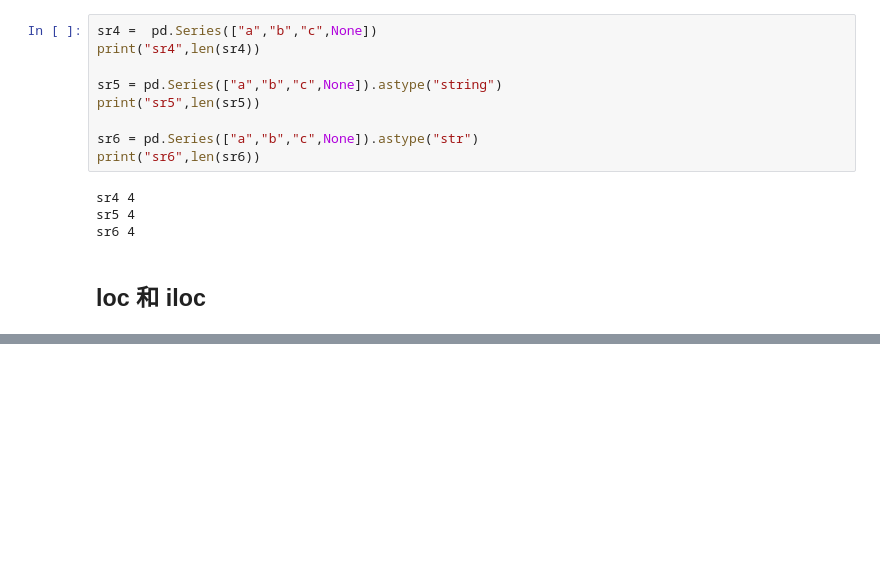
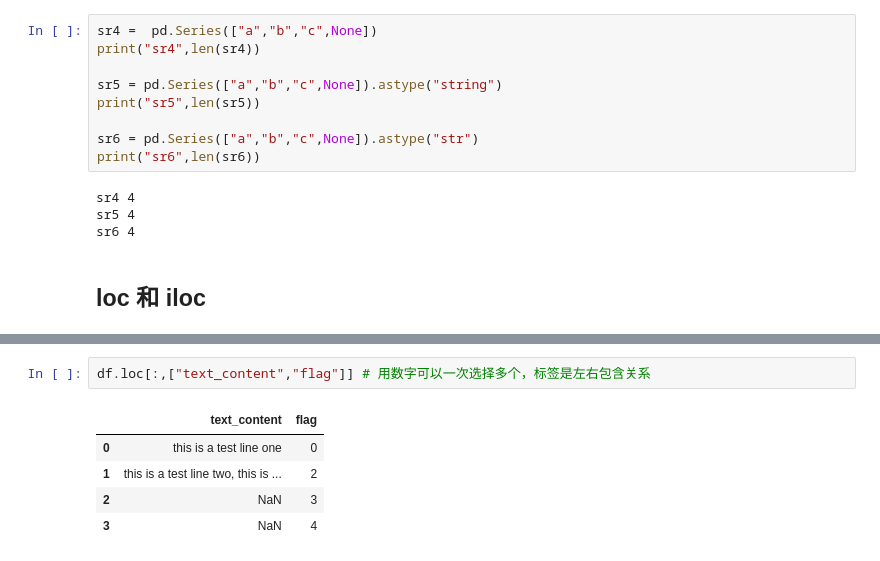
Before and after one commit to yunsansheng/code-notes, a Jupyter notebook: python/KT-pandas.ipynb, the cells around one changed output, grey strips where cells are left out. Drawn from its saved outputs; the diff is of its cells as text; blank space fills up the shorter version.

```diff
--- a/python/KT-pandas.ipynb
+++ b/python/KT-pandas.ipynb
@@ -612,0 +655,8 @@ sr.loc[0]
+# %%
+df.loc[:,["text_content","flag"]] # 用数字可以一次选择多个，标签是左右包含关系
+# %% [output]
+|  | text_content | flag |
+| 0 | this is a test line one | 0 |
+| 1 | this is a test line two, this is ... | 2 |
+| 2 | NaN | 3 |
+| 3 | NaN | 4 |
```
Also changed, not shown: parts of 13 cells of this notebook.
